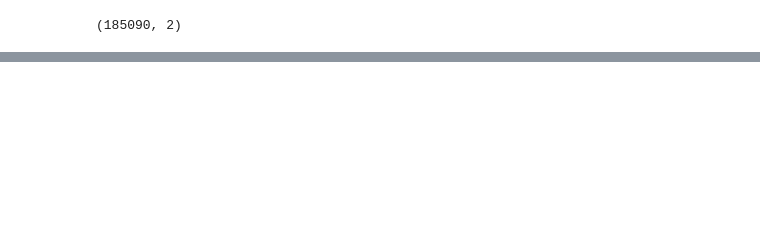
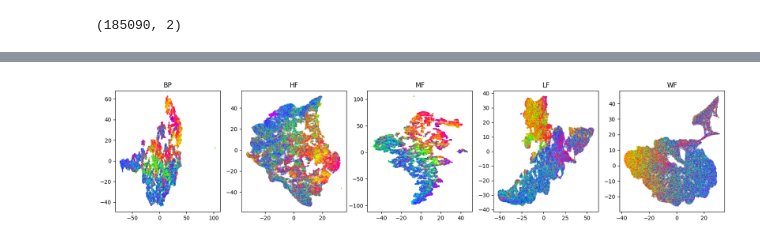
Before and after one commit to ValentinCassayre/ssl-spectrograms, a Jupyter notebook: rapids-clustering.ipynb, the cells around one changed output, grey strips where cells are left out. Saved outputs shown, nothing was run; the diff lists cells and outputs as text; code cells hidden in the pictures; blank space fills up the shorter version.

```diff
--- a/rapids-clustering.ipynb
+++ b/rapids-clustering.ipynb
@@ -94,11 +135,3 @@ ax.scatter(x, y, c='k', s=.1)
 tsne_2D.shape
 # %% [output]
 (185090, 2)
-# %%
-data = dict()
-for name in ['BP', 'HF', 'MF', 'LF']:
-  print(name)
-  A = np.load(f"/content/drive/MyDrive/EOST/PdR : Self-supervised learning on DRV/Embeddings/{name}/embedding_29.npy")
-  tsne = cuml.TSNE(n_components=2, perplexity=40, learning_rate=400, n_iter=1000, n_neighbors=150)
-  tsne_2D = tsne.fit_transform(A)
-  data[name] = tsne_2D
@@ -113,0 +138,18 @@ LF
+# %%
+names = ['BP', 'HF', 'MF', 'LF', 'WF']
+k = 1
+plt.figure(figsize=(20, 4))
+
+for name in names:
+  print(name)
+  embeddings = np.load(os.path.join(embeddings_path, name, embeddings_filename))
+  tsne = cuml.TSNE(n_components=2, perplexity=80, learning_rate=400, n_iter=40000, n_neighbors=200, early_exaggeration=1000, late_exaggeration=1.8)
+  tsne_2D = tsne.fit_transform(embeddings)
+  np.save(os.path.join(out_path, name, 'tsne_exagerated.npy'), tsne_2D)
+
+  plt.subplot(1, len(names), k)
+  x, y = tsne_2D[:, 0], tsne_2D[:, 1]
+  plt.scatter(x, y, c=c, s=.02, cmap='hsv')
+  plt.title(name)
+  k += 1
+# %% [output]
@@ -113,0 +171 @@ LF
+[figure, added]
```
Also changed, not shown: parts of 58 cells of this notebook.
